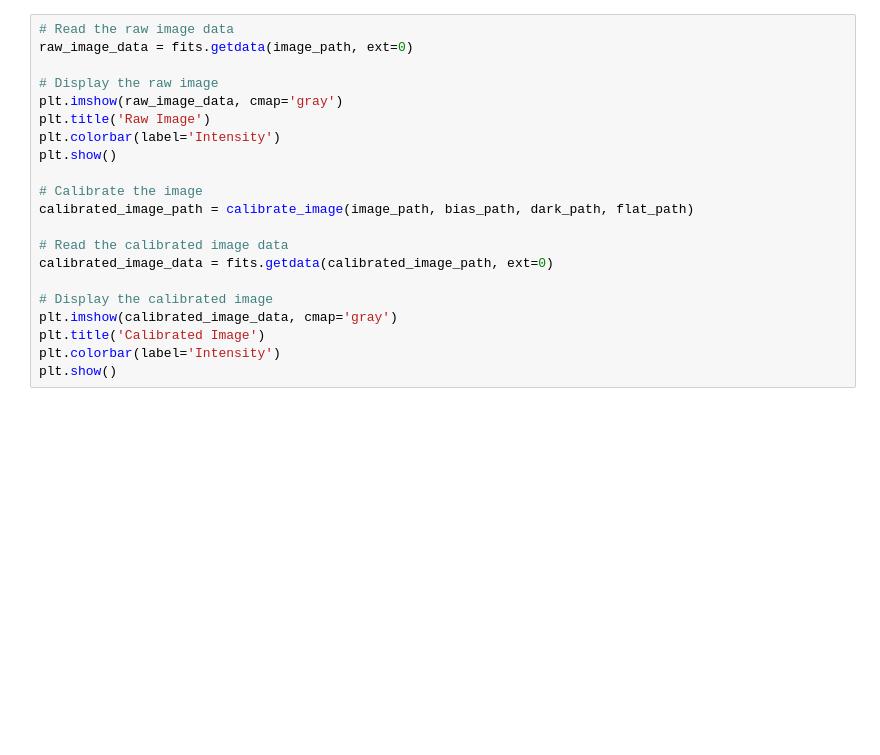
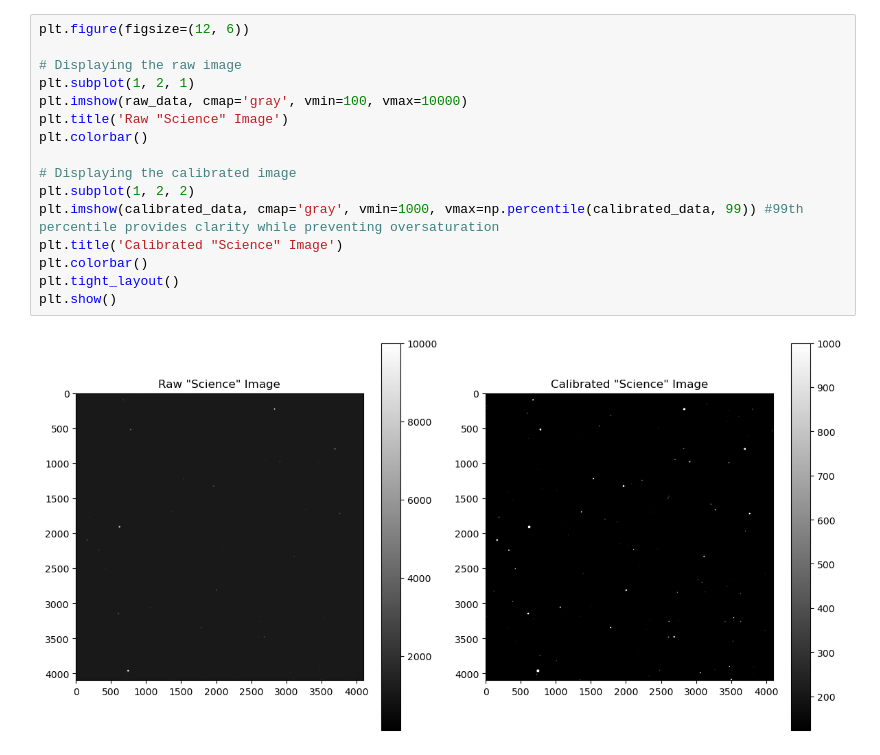
Before and after one commit to 1101-Chavez-Jonathan/greatBasinFilterCalibration, a Jupyter notebook: calibratedImages.ipynb, the cells around one changed output. Drawn from its saved outputs; the diff is of its cells as text; blank space fills up the shorter version.

```diff
--- a/calibratedImages.ipynb
+++ b/calibratedImages.ipynb
@@ -57,21 +28,18 @@ FileNotFoundError: [Errno 2] No such file or directory: 'path/to/your/image.fits
 # %%
-# Read the raw image data
-raw_image_data = fits.getdata(image_path, ext=0)
+plt.figure(figsize=(12, 6))
 
-# Display the raw image
-plt.imshow(raw_image_data, cmap='gray')
-plt.title('Raw Image')
-plt.colorbar(label='Intensity')
+# Displaying the raw image
+plt.subplot(1, 2, 1)
+plt.imshow(raw_data, cmap='gray', vmin=100, vmax=10000)
+plt.title('Raw "Science" Image')
+plt.colorbar()
+
+# Displaying the calibrated image
+plt.subplot(1, 2, 2)
+plt.imshow(calibrated_data, cmap='gray', vmin=1000, vmax=np.percentile(calibrated_data, 99)) #99th percentile provides clarity while preventing oversaturation
+plt.title('Calibrated "Science" Image')
+plt.colorbar()
+plt.tight_layout()
 plt.show()
-
-# Calibrate the image
-calibrated_image_path = calibrate_image(image_path, bias_path, dark_path, flat_path)
-
-# Read the calibrated image data
-calibrated_image_data = fits.getdata(calibrated_image_path, ext=0)
-
-# Display the calibrated image
-plt.imshow(calibrated_image_data, cmap='gray')
-plt.title('Calibrated Image')
-plt.colorbar(label='Intensity')
-plt.show()
+# %% [output]
+[figure, added]
```
Also changed, not shown: parts of 1 cell of this notebook, 2 other files.
